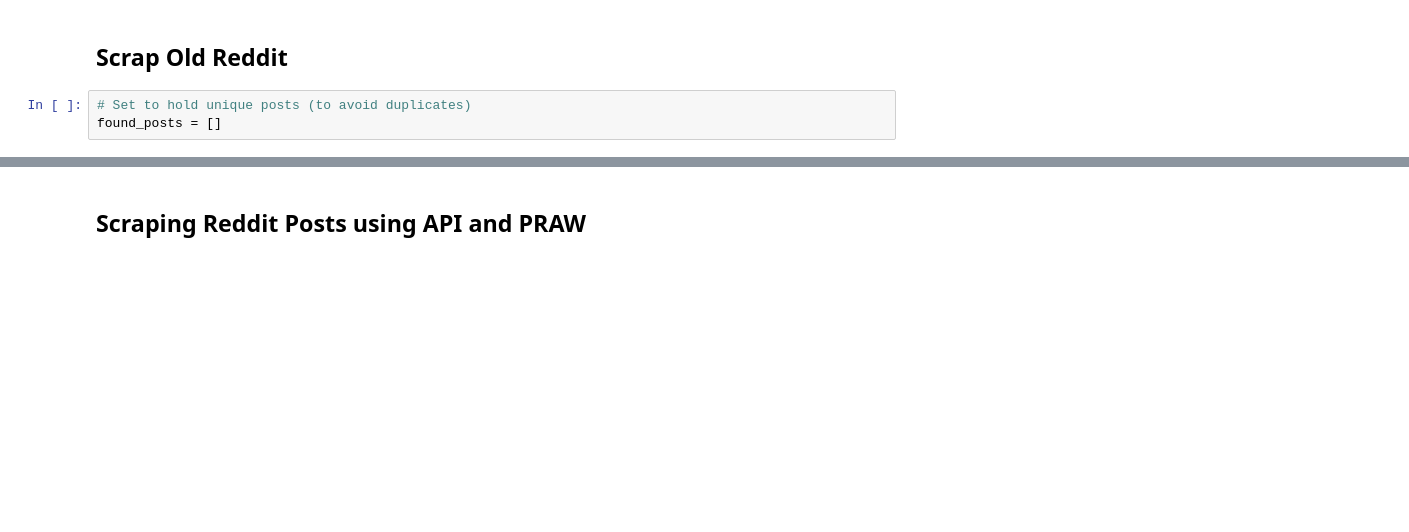
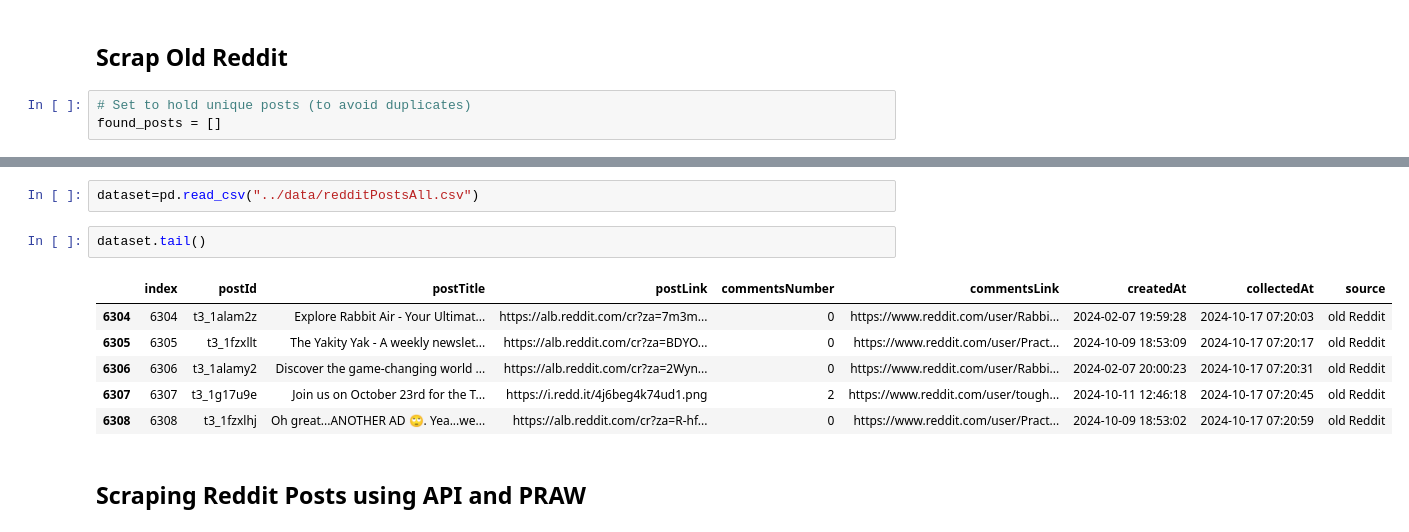
Before and after one commit to mouhebmhd/meCare-Project, a Jupyter notebook: dataCollection/webScraping.ipynb, the cells around one changed output, grey strips where cells are left out. Saved outputs shown, nothing was run; the diff lists cells and outputs as text; blank space fills up the shorter version.

Commit message:
scraping old reddit website and saving posts to .csv file

```diff
--- a/dataCollection/webScraping.ipynb
+++ b/dataCollection/webScraping.ipynb
@@ -297,3 +340,14 @@ NameError: name 'found_posts' is not defined
+# %%
+dataset=pd.read_csv("../data/redditPostsAll.csv")
+# %%
+dataset.tail()
+# %% [output]
+|  | index | postId | postTitle | postLink | commentsNumber | commentsLink | createdAt | collectedAt | source |
+| 6304 | 6304 | t3_1alam2z | Explore Rabbit Air - Your Ultimat... | https://alb.reddit.com/cr?za=7m3m... | 0 | https://www.reddit.com/user/Rabbi... | 2024-02-07 19:59:28 | 2024-10-17 07:20:03 | old Reddit |
+| 6305 | 6305 | t3_1fzxllt | The Yakity Yak - A weekly newslet... | https://alb.reddit.com/cr?za=BDYO... | 0 | https://www.reddit.com/user/Pract... | 2024-10-09 18:53:09 | 2024-10-17 07:20:17 | old Reddit |
+| 6306 | 6306 | t3_1alamy2 | Discover the game-changing world ... | https://alb.reddit.com/cr?za=2Wyn... | 0 | https://www.reddit.com/user/Rabbi... | 2024-02-07 20:00:23 | 2024-10-17 07:20:31 | old Reddit |
+| 6307 | 6307 | t3_1g17u9e | Join us on October 23rd for the T... | https://i.redd.it/4j6beg4k74ud1.png | 2 | https://www.reddit.com/user/tough... | 2024-10-11 12:46:18 | 2024-10-17 07:20:45 | old Reddit |
+| 6308 | 6308 | t3_1fzxlhj | Oh great...ANOTHER AD 🙄. Yea...we... | https://alb.reddit.com/cr?za=R-hf... | 0 | https://www.reddit.com/user/Pract... | 2024-10-09 18:53:02 | 2024-10-17 07:20:59 | old Reddit |
 # %% [markdown]
 ## Scraping Reddit Posts using API and PRAW
 # %%
```
Also changed, not shown: parts of 3 cells of this notebook, 1 other file.
